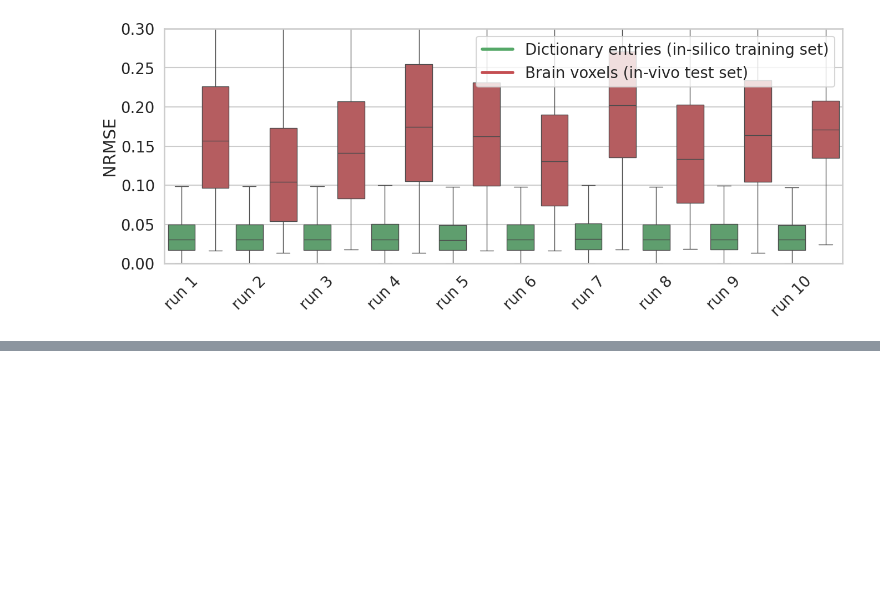
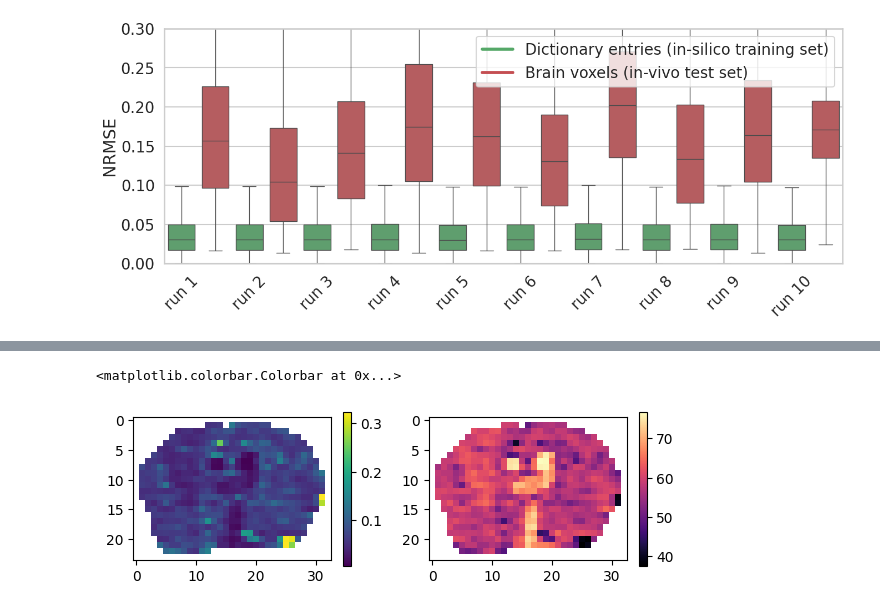
Before and after one commit to ronmoneta-tau/neural-fitting, a Jupyter notebook: Rons/demo_mice.ipynb, the cells around one changed output, grey strips where cells are left out. Cells and saved outputs as stored; diff of their text form; code cells hidden in the pictures; blank space fills up the shorter version.

```diff
--- a/Rons/demo_mice.ipynb
+++ b/Rons/demo_mice.ipynb
@@ -274,0 +338,23 @@ The palette list has fewer values (2) than needed (20) and will cycle, which may
+# %%
+pipelines.pipeline_config.train_config.std_up_fact = 0.2
+pipelines.pipeline_config.mt_lr = 0.01
+pipelines.pipeline_config.mt_steps = 500
+pipelines.pipeline_config.infer_config.kc_scale_fact = 80
+pipelines.pipeline_config.train_config.auto_reduce_batch = False
+pipelines.pipeline_config.train_config.tpnoise_augmentation_burn_in = 50
+net.MyMLP.sigmoid_scale_fac = 10  # priority for center of range
+
+
+pipelines.pipeline_config.train_config.tp_noise = False #try without the noise augmentation
+
+
+data_feed_mt.ds = 1
+data_feed_mt.slw = 1
+
+predictor_mt, _ = pipelines.run_train(
+    brain2train_mt=data_feed_mt,
+    brain2train_amide=None,
+    ckpt_folder=os.path.abspath(f'./goo'),
+    do_amide=False,
+    mt_sim_mode = 'expm_bmmat'
+)
@@ -274,0 +366,16 @@ The palette list has fewer values (2) than needed (20) and will cycle, which may
+# %%
+data_feed_mt.ds = 1
+mt_tissue_params_est, nn_pred_signal_normed_np = infer.infer(
+    data_feed_mt, nn_predictor=predictor_mt,
+    do_forward=True, pool2predict='c'
+    )
+# %%
+plt.figure(figsize=(7, 2))
+plt.subplot(1,2,1)
+# [15:45,0,15:50]
+plt.imshow(mt_tissue_params_est['fc_T'].squeeze());               plt.colorbar()
+plt.subplot(1,2,2)
+plt.imshow(mt_tissue_params_est['kc_T'].squeeze(), cmap='magma'); plt.colorbar()
+# %% [output]
+<matplotlib.colorbar.Colorbar at 0x...>
+[figure, added]
```
Also changed, not shown: parts of 18 cells of this notebook, 3 other files.
